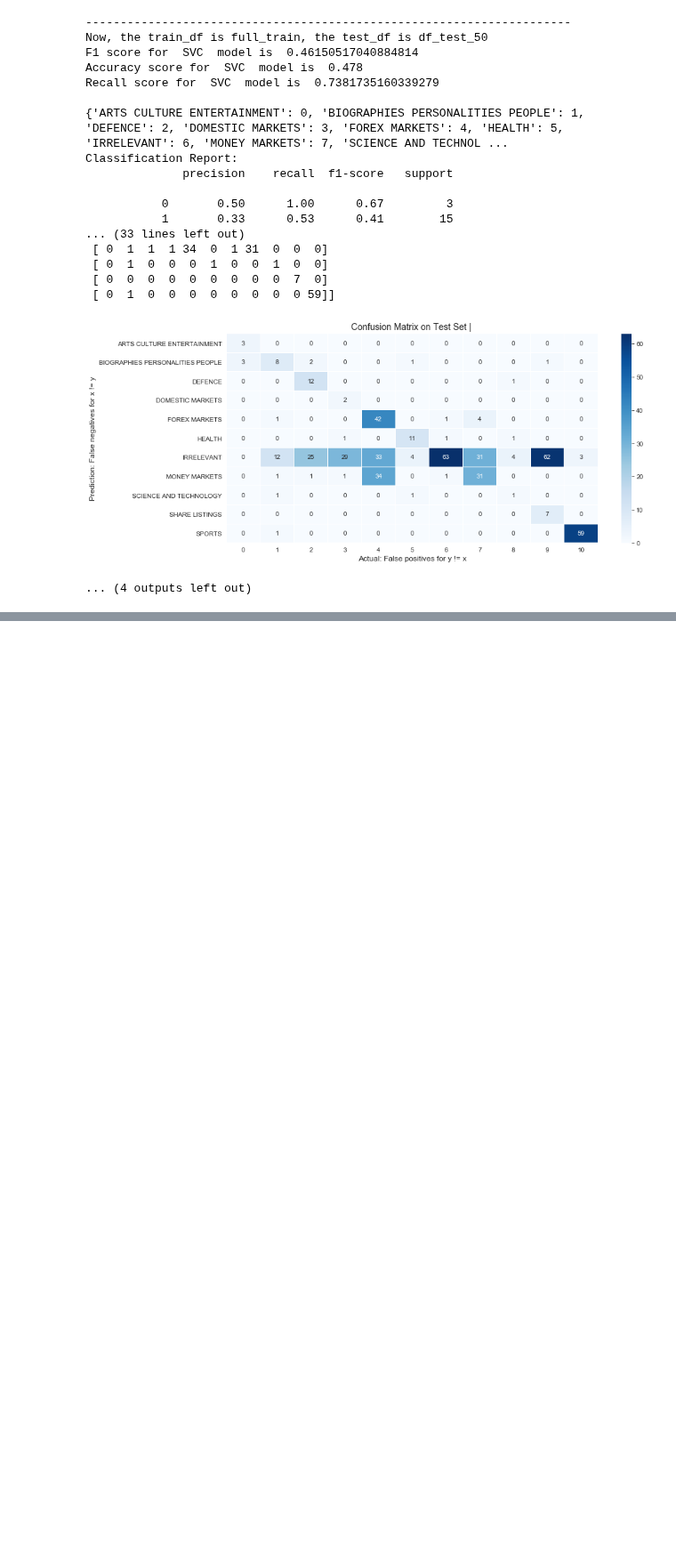
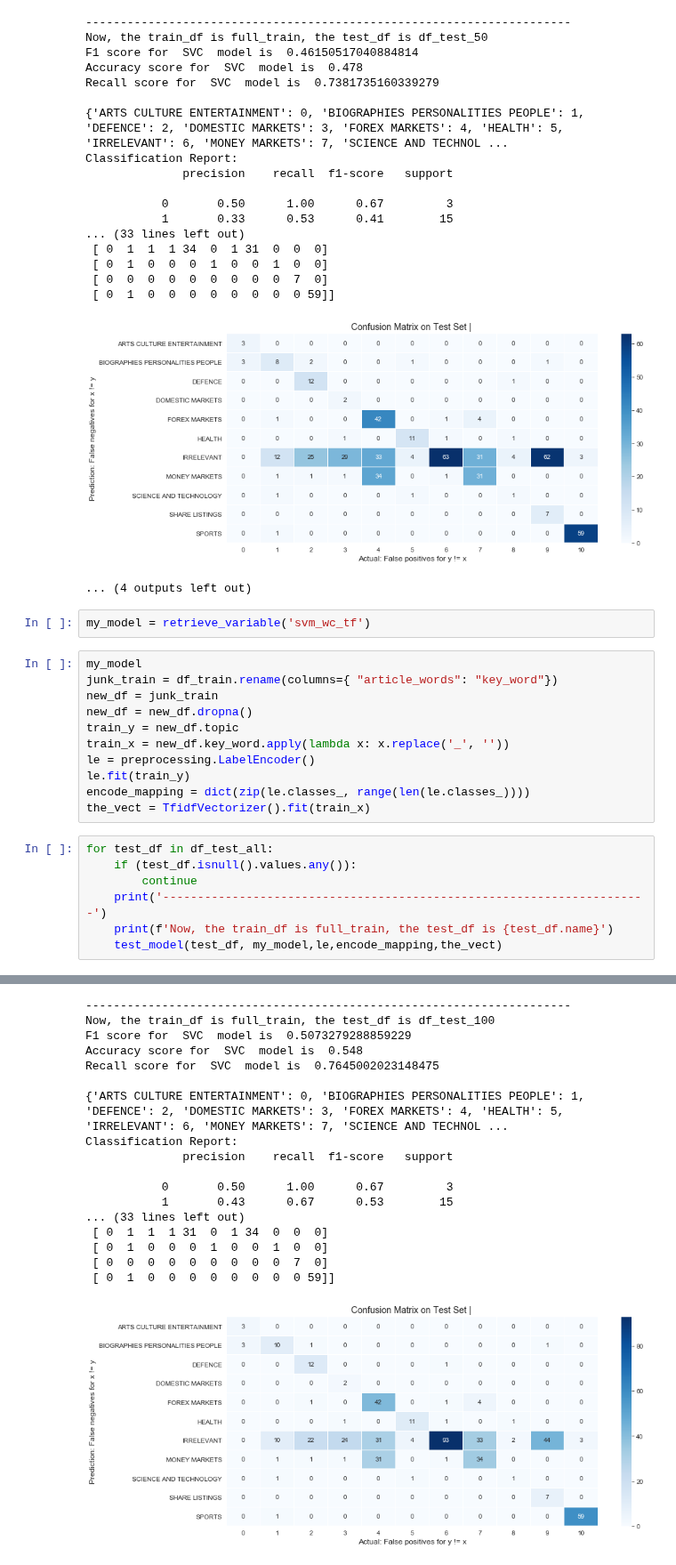
Before and after one commit to HenryLiangzy/COMP9417_Project, a Jupyter notebook: Yangqi_work.ipynb, the cells around one changed output, grey strips where cells are left out. Shown at 89% size. Cells and saved outputs as stored; diff of their text form; blank space fills up the shorter version.

```diff
--- a/Yangqi_work.ipynb
+++ b/Yangqi_work.ipynb
@@ -1069,3 +1069,24 @@ Classification Report:
  [ 0  1  0  0  0  0  0  0  0  0 59]]
 [figure]
 ... (4 outputs left out)
+# %%
+my_model = retrieve_variable('svm_wc_tf')
+# %%
+my_model
+junk_train = df_train.rename(columns={ "article_words": "key_word"})
+new_df = junk_train
+new_df = new_df.dropna()
+train_y = new_df.topic
+train_x = new_df.key_word.apply(lambda x: x.replace('_', ''))
+le = preprocessing.LabelEncoder()
+le.fit(train_y)
+encode_mapping = dict(zip(le.classes_, range(len(le.classes_))))
+the_vect = TfidfVectorizer().fit(train_x)
+# %%
+for test_df in df_test_all:
+    if (test_df.isnull().values.any()):
+        continue
+    print('----------------------------------------------------------------------')
+    print(f'Now, the train_df is full_train, the test_df is {test_df.name}')
+    test_model(test_df, my_model,le,encode_mapping,the_vect)
+# %% [output]
@@ -1071,0 +1129,18 @@ Classification Report:
+----------------------------------------------------------------------
+Now, the train_df is full_train, the test_df is df_test_100
+F1 score for  SVC  model is  0.5073279288859229
+Accuracy score for  SVC  model is  0.548
+Recall score for  SVC  model is  0.7645002023148475
+
+{'ARTS CULTURE ENTERTAINMENT': 0, 'BIOGRAPHIES PERSONALITIES PEOPLE': 1, 'DEFENCE': 2, 'DOMESTIC MARKETS': 3, 'FOREX MARKETS': 4, 'HEALTH': 5, 'IRRELEVANT': 6, 'MONEY MARKETS': 7, 'SCIENCE AND TECHNOL ...
+Classification Report:
+              precision    recall  f1-score   support
+
+           0       0.50      1.00      0.67         3
+           1       0.43      0.67      0.53        15
+... (33 lines left out)
+ [ 0  1  1  1 31  0  1 34  0  0  0]
+ [ 0  1  0  0  0  1  0  0  1  0  0]
+ [ 0  0  0  0  0  0  0  0  0  7  0]
+ [ 0  1  0  0  0  0  0  0  0  0 59]]
+[figure, added]
```
Also changed, not shown: parts of 5 cells of this notebook, 4 other files.
